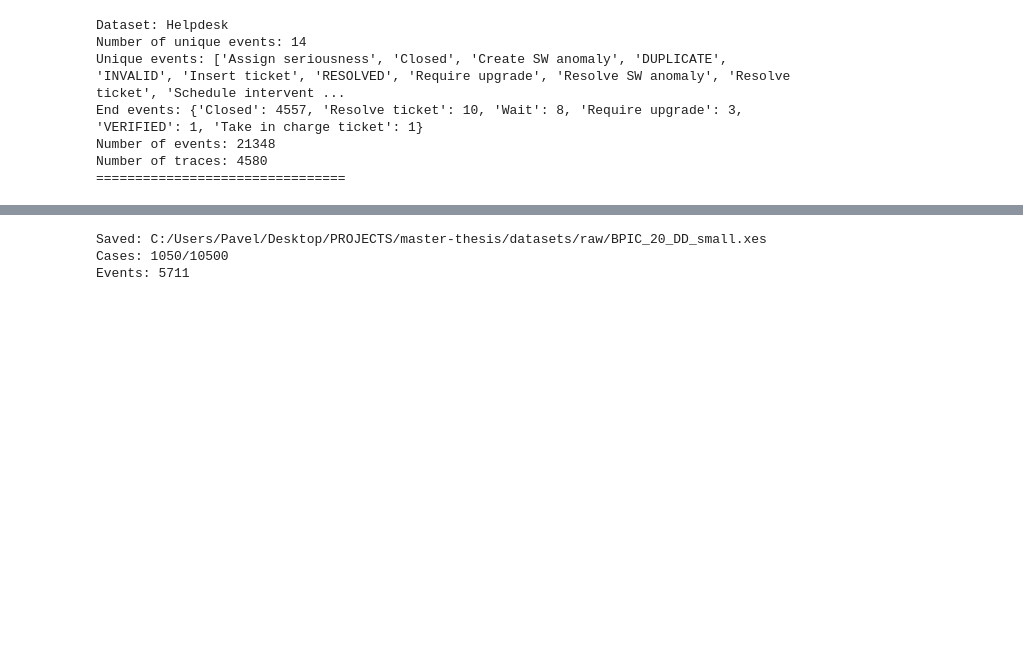
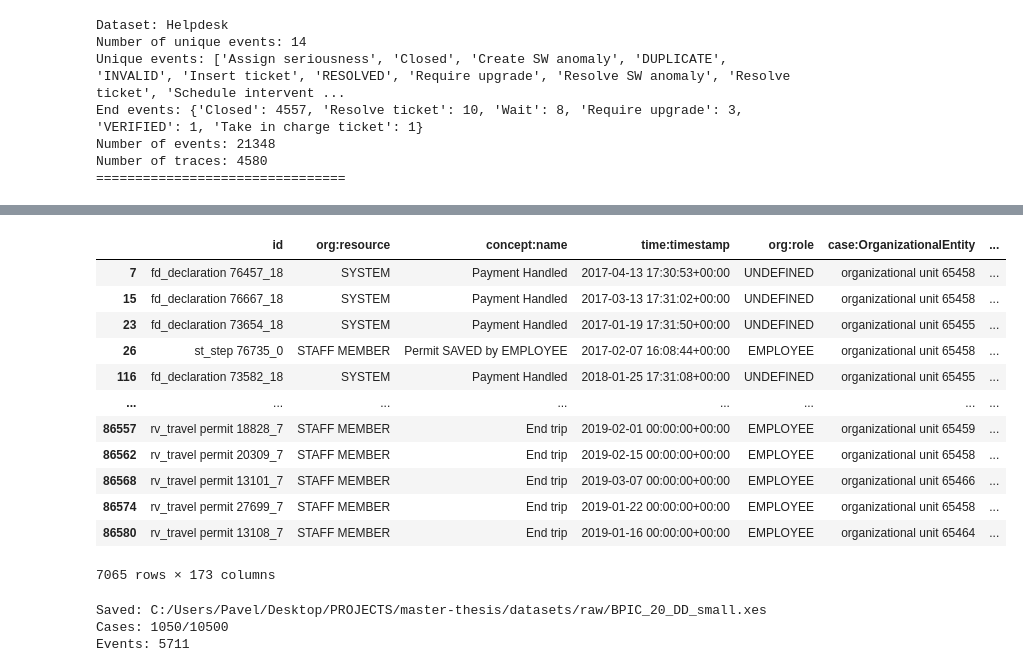
Before and after one commit to pavelihno/master-thesis, a Jupyter notebook: experiments/streaming/notebooks/dataset_analysis.ipynb, the cells around one changed output, grey strips where cells are left out. Drawn from its saved outputs; the diff is of its cells as text; code cells hidden in the pictures; blank space fills up the shorter version.

```diff
--- a/experiments/streaming/notebooks/dataset_analysis.ipynb
+++ b/experiments/streaming/notebooks/dataset_analysis.ipynb
@@ -287,3 +325,19 @@ Predictions: 45937
+# %%
+log_df.groupby('case:concept:name').count().sort_values(by='case:concept:name', ascending=False).head(30)
+# %% [output]
+|  | id | org:resource | concept:name | time:timestamp | org:role | case:OrganizationalEntity | ... |
+| 7 | fd_declaration 76457_18 | SYSTEM | Payment Handled | 2017-04-13 17:30:53+00:00 | UNDEFINED | organizational unit 65458 | ... |
+| 15 | fd_declaration 76667_18 | SYSTEM | Payment Handled | 2017-03-13 17:31:02+00:00 | UNDEFINED | organizational unit 65458 | ... |
+| 23 | fd_declaration 73654_18 | SYSTEM | Payment Handled | 2017-01-19 17:31:50+00:00 | UNDEFINED | organizational unit 65455 | ... |
+| 26 | st_step 76735_0 | STAFF MEMBER | Permit SAVED by EMPLOYEE | 2017-02-07 16:08:44+00:00 | EMPLOYEE | organizational unit 65458 | ... |
+| 116 | fd_declaration 73582_18 | SYSTEM | Payment Handled | 2018-01-25 17:31:08+00:00 | UNDEFINED | organizational unit 65455 | ... |
+| ... | ... | ... | ... | ... | ... | ... | ... |
+| 86557 | rv_travel permit 18828_7 | STAFF MEMBER | End trip | 2019-02-01 00:00:00+00:00 | EMPLOYEE | organizational unit 65459 | ... |
+| 86562 | rv_travel permit 20309_7 | STAFF MEMBER | End trip | 2019-02-15 00:00:00+00:00 | EMPLOYEE | organizational unit 65458 | ... |
+| 86568 | rv_travel permit 13101_7 | STAFF MEMBER | End trip | 2019-03-07 00:00:00+00:00 | EMPLOYEE | organizational unit 65466 | ... |
+| 86574 | rv_travel permit 27699_7 | STAFF MEMBER | End trip | 2019-01-22 00:00:00+00:00 | EMPLOYEE | organizational unit 65458 | ... |
+| 86580 | rv_travel permit 13108_7 | STAFF MEMBER | End trip | 2019-01-16 00:00:00+00:00 | EMPLOYEE | organizational unit 65464 | ... |
+7065 rows × 173 columns
 # %%
 def sample_complete_traces_and_save_xes(
     log_df: pd.DataFrame,
```
Also changed, not shown: parts of 13 cells of this notebook, 1 other file.
